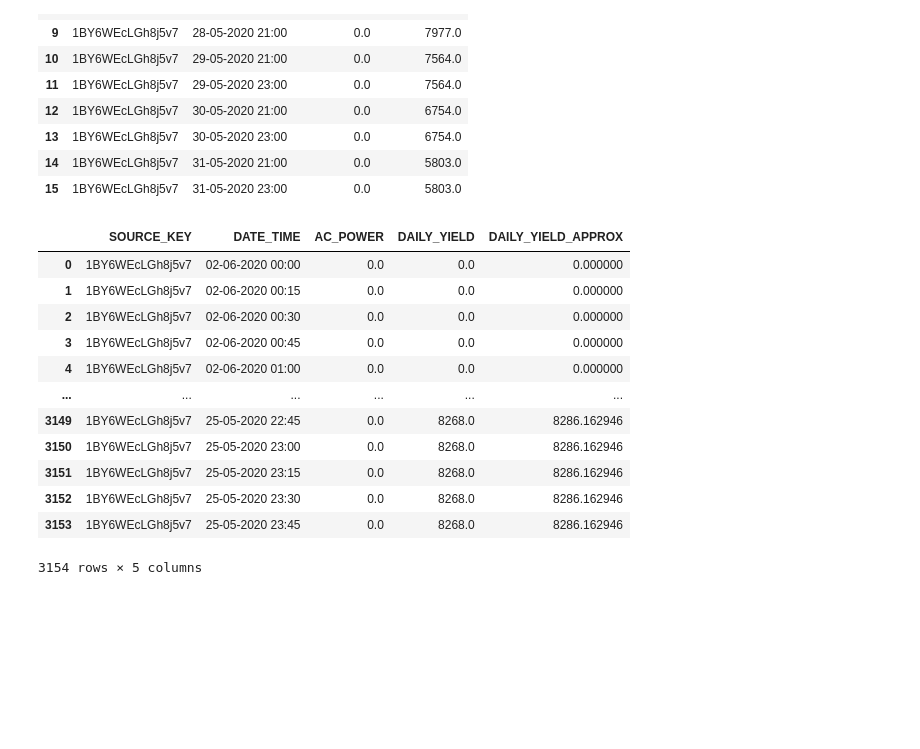
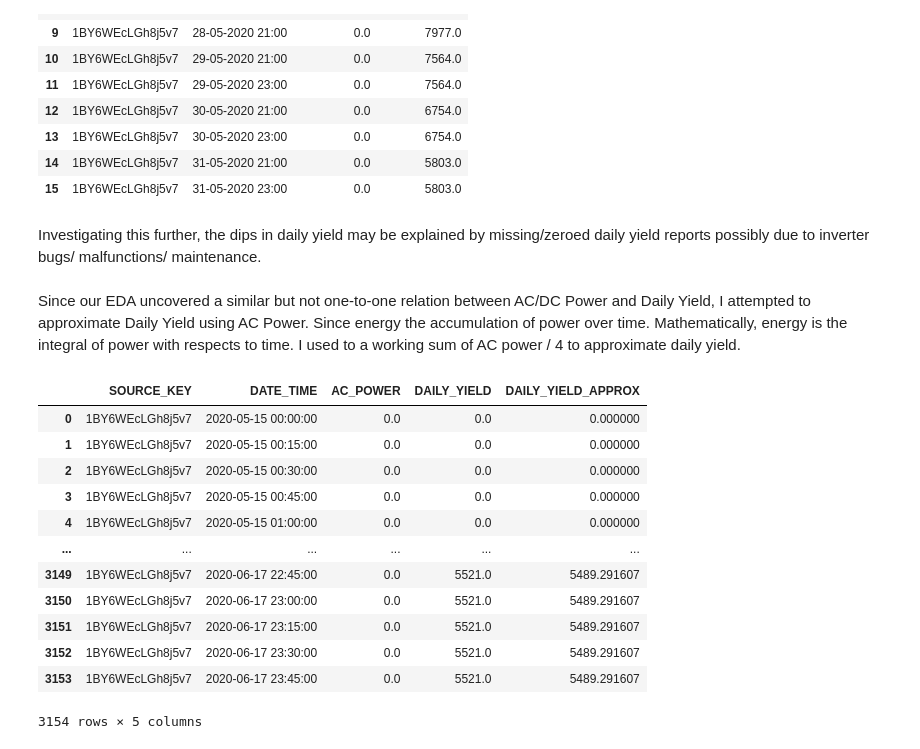
Before and after one commit to bennykn8/HelioCast, a Jupyter notebook: Plant_EDA.ipynb, the cells around one changed output. Cells and saved outputs as stored; diff of their text form; code cells hidden in the pictures; blank space fills up the shorter version.

```diff
--- a/Plant_EDA.ipynb
+++ b/Plant_EDA.ipynb
@@ -52,3 +40,0 @@ display(df3.head(7))
-# %%
-df = pd.read_csv("data/Plant_1_Generation_Data.csv")
-(df.head(7000))
@@ -192,7 +175,7 @@ plt.show()
 # %%
 df1_prep = df.copy()
 df1_prep[['DATE', 'TIME']] = df['DATE_TIME'].str.split(' ', expand=True)
-
+df1_prep['DATE_TIME'] = pd.to_datetime(df1_prep["DATE_TIME"], format='%d-%m-%Y %H:%M')
 df1_prep
 # %% [output]
 |  | DATE_TIME | PLANT_ID | SOURCE_KEY | DC_POWER | AC_POWER | DAILY_YIELD | TOTAL_YIELD | DATE | TIME |
@@ -296,29 +285,36 @@ OFFSET 50;
 | 13 | 1BY6WEcLGh8j5v7 | 30-05-2020 23:00 | 0.0 | 6754.0 |
 | 14 | 1BY6WEcLGh8j5v7 | 31-05-2020 21:00 | 0.0 | 5803.0 |
 | 15 | 1BY6WEcLGh8j5v7 | 31-05-2020 23:00 | 0.0 | 5803.0 |
+# %% [markdown]
+Investigating this further, the dips in daily yield may be explained by missing/zeroed daily yield reports possibly due to inverter bugs/ malfunctions/ maintenance.
+# %% [markdown]
+Since our EDA uncovered a similar but not one-to-one relation between AC/DC Power and Daily Yield, I attempted to approximate Daily Yield using AC Power.
+Since energy the accumulation of power over time. Mathematically, energy is the integral of power with respects to time.
+I used to a working sum of AC power / 4 to approximate daily yield.
 # %%
 %%sql
 --APPROXIMATING DAILY YIELD USING AC POWER CALCULATION
 
 SELECT SOURCE_KEY, DATE_TIME, AC_POWER, DAILY_YIELD,
     SUM(AC_POWER / 4) OVER (
         PARTITION BY DATE
         ORDER BY TIME
     ) DAILY_YIELD_APPROX
-FROM df_agg2
-WHERE SOURCE_KEY = '1BY6WEcLGh8j5v7';
+FROM df1_prep
+WHERE SOURCE_KEY = '1BY6WEcLGh8j5v7'
+ORDER BY DATE_TIME;
 # %% [output]
 |  | SOURCE_KEY | DATE_TIME | AC_POWER | DAILY_YIELD | DAILY_YIELD_APPROX |
-| 0 | 1BY6WEcLGh8j5v7 | 02-06-2020 00:00 | 0.0 | 0.0 | 0.000000 |
-| 1 | 1BY6WEcLGh8j5v7 | 02-06-2020 00:15 | 0.0 | 0.0 | 0.000000 |
-| 2 | 1BY6WEcLGh8j5v7 | 02-06-2020 00:30 | 0.0 | 0.0 | 0.000000 |
-| 3 | 1BY6WEcLGh8j5v7 | 02-06-2020 00:45 | 0.0 | 0.0 | 0.000000 |
-| 4 | 1BY6WEcLGh8j5v7 | 02-06-2020 01:00 | 0.0 | 0.0 | 0.000000 |
+| 0 | 1BY6WEcLGh8j5v7 | 2020-05-15 00:00:00 | 0.0 | 0.0 | 0.000000 |
+| 1 | 1BY6WEcLGh8j5v7 | 2020-05-15 00:15:00 | 0.0 | 0.0 | 0.000000 |
+| 2 | 1BY6WEcLGh8j5v7 | 2020-05-15 00:30:00 | 0.0 | 0.0 | 0.000000 |
+| 3 | 1BY6WEcLGh8j5v7 | 2020-05-15 00:45:00 | 0.0 | 0.0 | 0.000000 |
+| 4 | 1BY6WEcLGh8j5v7 | 2020-05-15 01:00:00 | 0.0 | 0.0 | 0.000000 |
 | ... | ... | ... | ... | ... | ... |
-| 3149 | 1BY6WEcLGh8j5v7 | 25-05-2020 22:45 | 0.0 | 8268.0 | 8286.162946 |
-| 3150 | 1BY6WEcLGh8j5v7 | 25-05-2020 23:00 | 0.0 | 8268.0 | 8286.162946 |
-| 3151 | 1BY6WEcLGh8j5v7 | 25-05-2020 23:15 | 0.0 | 8268.0 | 8286.162946 |
-| 3152 | 1BY6WEcLGh8j5v7 | 25-05-2020 23:30 | 0.0 | 8268.0 | 8286.162946 |
-| 3153 | 1BY6WEcLGh8j5v7 | 25-05-2020 23:45 | 0.0 | 8268.0 | 8286.162946 |
+| 3149 | 1BY6WEcLGh8j5v7 | 2020-06-17 22:45:00 | 0.0 | 5521.0 | 5489.291607 |
+| 3150 | 1BY6WEcLGh8j5v7 | 2020-06-17 23:00:00 | 0.0 | 5521.0 | 5489.291607 |
+| 3151 | 1BY6WEcLGh8j5v7 | 2020-06-17 23:15:00 | 0.0 | 5521.0 | 5489.291607 |
+| 3152 | 1BY6WEcLGh8j5v7 | 2020-06-17 23:30:00 | 0.0 | 5521.0 | 5489.291607 |
+| 3153 | 1BY6WEcLGh8j5v7 | 2020-06-17 23:45:00 | 0.0 | 5521.0 | 5489.291607 |
 3154 rows × 5 columns
 # %%
```
Also changed, not shown: parts of 13 cells of this notebook.
